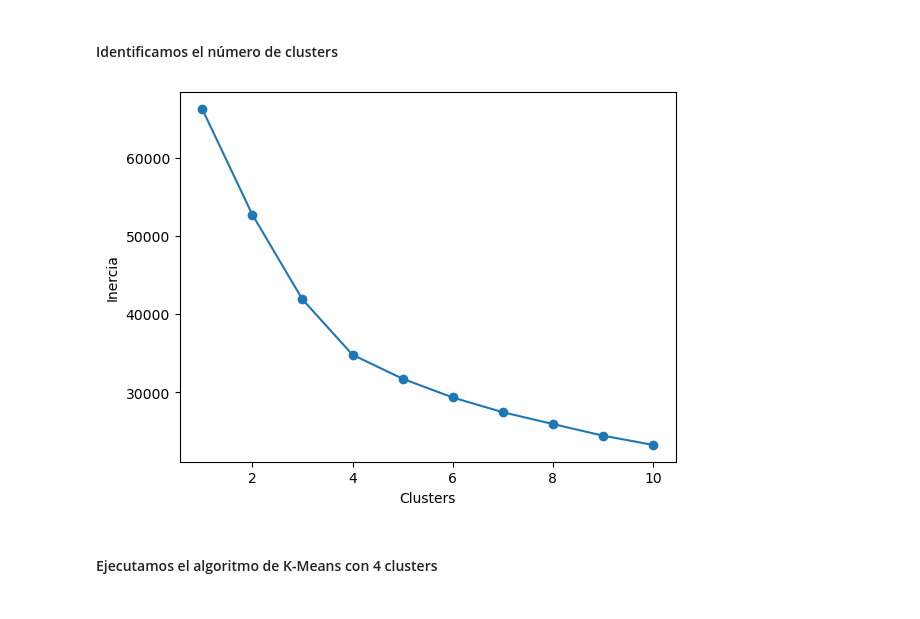
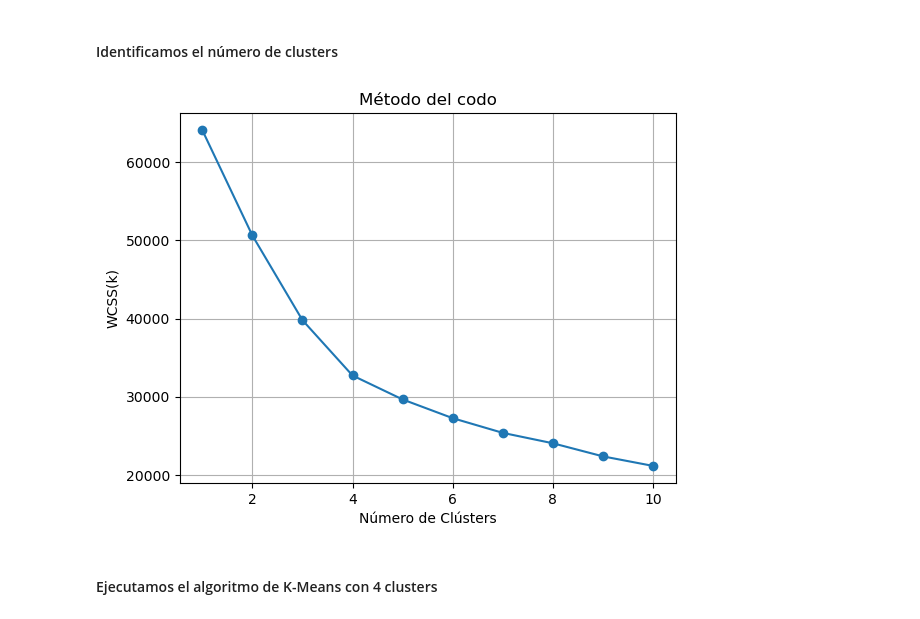
Before and after one commit to MarinaTorba/PersonalDataProrjects, a Jupyter notebook: Equip_A/results/Perfil_Cliente/KMeans_clustering_LabelEncoder_IQR.ipynb, the cells around one changed output. Drawn from its saved outputs; the diff is of its cells as text; code cells hidden in the pictures.

```diff
--- a/Equip_A/results/Perfil_Cliente/KMeans_clustering_LabelEncoder_IQR.ipynb
+++ b/Equip_A/results/Perfil_Cliente/KMeans_clustering_LabelEncoder_IQR.ipynb
@@ -46,7 +46,7 @@ Name: count, dtype: int64
 # %% [markdown]
 #### Preprocesamiento variables categóricas
 # %%
-categorical_features = ["job", "marital", "education", "default", "housing", "loan"]
+categorical_features = ["job", "marital", "education", "housing"]
 
 label_encoders = {}
 
@@ -185,19 +186,28 @@ for i in numerical_features:
 #### Identificamos el número de clusters
 # %%
 # Lista para almacenar la inercia para cada K
-inertia = []
+wcss = []
 
-for k in range(1, 11):
-    kmeans = KMeans(n_clusters=k, random_state=42)
+for i in range(1, 11):
+
+    kmeans = KMeans(n_clusters = i,
+                    init = "k-means++",
+                    max_iter = 300,
+                    n_init = 10,
+                    random_state = 42)
+
     kmeans.fit(df_kmeans)
-    inertia.append(kmeans.inertia_)
 
-plt.plot(range(1, 11), inertia, marker='o')
-plt.xlabel('Clusters')
-plt.ylabel('Inercia')
+    wcss.append(kmeans.inertia_)
+
+plt.plot(range(1,11), wcss, marker='o')
+plt.title("Método del codo")
+plt.xlabel("Número de Clústers")
+plt.ylabel("WCSS(k)")
+plt.grid(True)
 plt.show()
 # %% [output]
-[figure, old version]
+[figure, new version]
 # %% [markdown]
 #### Ejecutamos el algoritmo de K-Means con 4 clusters
 # %%
```
Also changed, not shown: parts of 12 cells of this notebook.
